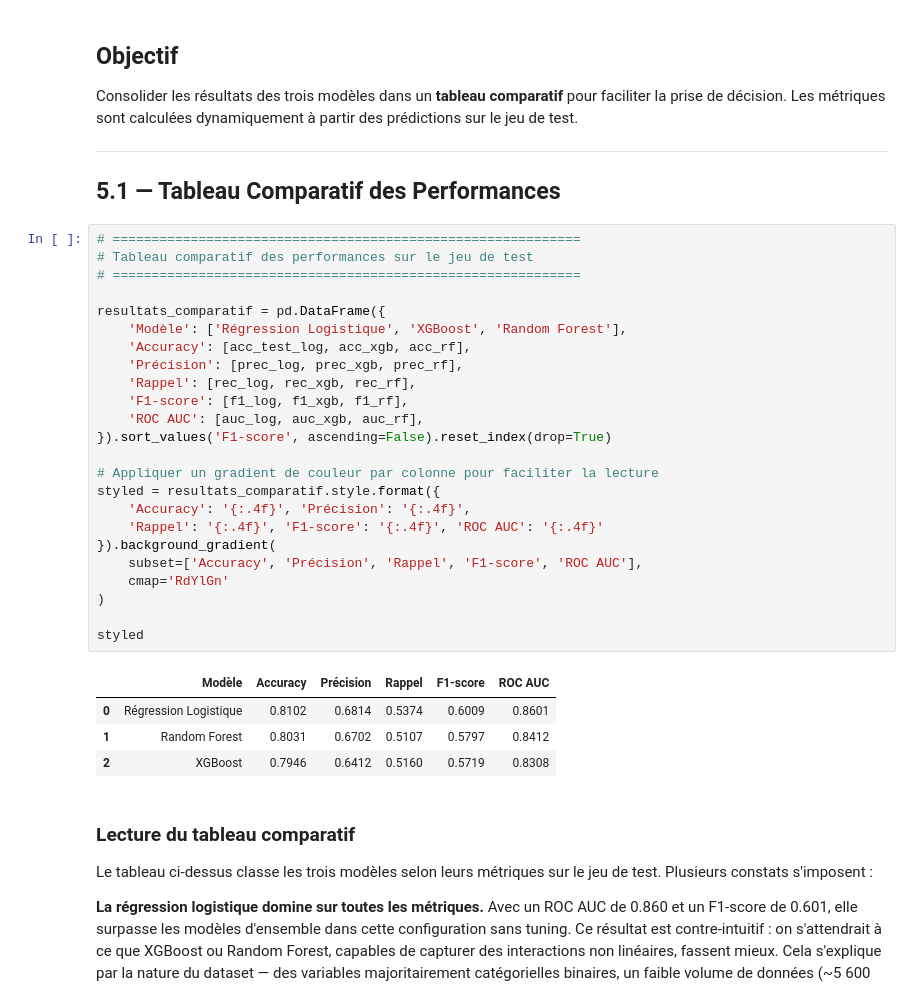
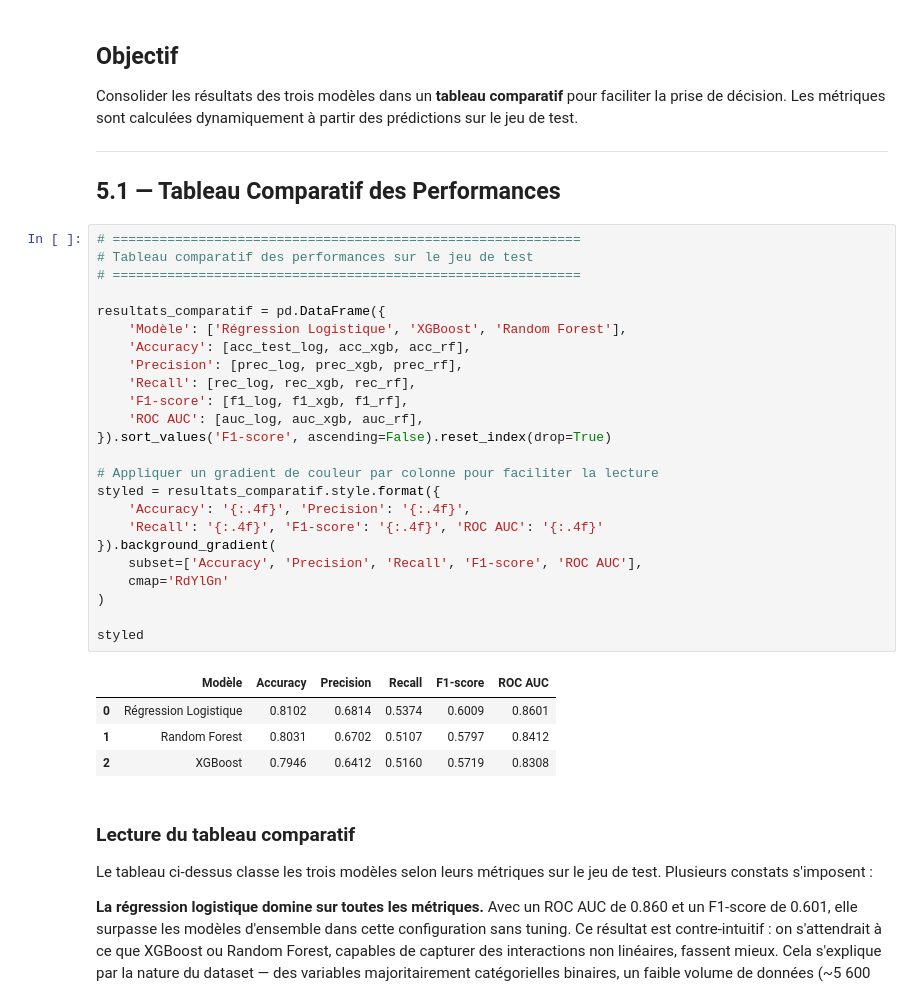
Before and after one commit to Dylan-Jbt/Scoring_de_churn_client, a Jupyter notebook: notebooks/02_modeles_scoring.ipynb, the cells around one changed output. Drawn from its saved outputs; the diff is of its cells as text.

```diff
--- a/notebooks/02_modeles_scoring.ipynb
+++ b/notebooks/02_modeles_scoring.ipynb
@@ -948,29 +950,29 @@ Consolider les résultats des trois modèles dans un **tableau comparatif** pour
 # %%
 # ============================================================
 # Tableau comparatif des performances sur le jeu de test
 # ============================================================
 
 resultats_comparatif = pd.DataFrame({
     'Modèle': ['Régression Logistique', 'XGBoost', 'Random Forest'],
     'Accuracy': [acc_test_log, acc_xgb, acc_rf],
-    'Précision': [prec_log, prec_xgb, prec_rf],
-    'Rappel': [rec_log, rec_xgb, rec_rf],
+    'Precision': [prec_log, prec_xgb, prec_rf],
+    'Recall': [rec_log, rec_xgb, rec_rf],
     'F1-score': [f1_log, f1_xgb, f1_rf],
     'ROC AUC': [auc_log, auc_xgb, auc_rf],
 }).sort_values('F1-score', ascending=False).reset_index(drop=True)
 
 # Appliquer un gradient de couleur par colonne pour faciliter la lecture
 styled = resultats_comparatif.style.format({
-    'Accuracy': '{:.4f}', 'Précision': '{:.4f}',
-    'Rappel': '{:.4f}', 'F1-score': '{:.4f}', 'ROC AUC': '{:.4f}'
+    'Accuracy': '{:.4f}', 'Precision': '{:.4f}',
+    'Recall': '{:.4f}', 'F1-score': '{:.4f}', 'ROC AUC': '{:.4f}'
 }).background_gradient(
-    subset=['Accuracy', 'Précision', 'Rappel', 'F1-score', 'ROC AUC'],
+    subset=['Accuracy', 'Precision', 'Recall', 'F1-score', 'ROC AUC'],
     cmap='RdYlGn'
 )
 
 styled
 # %% [output]
-|  | Modèle | Accuracy | Précision | Rappel | F1-score | ROC AUC |
+|  | Modèle | Accuracy | Precision | Recall | F1-score | ROC AUC |
 | 0 | Régression Logistique | 0.8102 | 0.6814 | 0.5374 | 0.6009 | 0.8601 |
 | 1 | Random Forest | 0.8031 | 0.6702 | 0.5107 | 0.5797 | 0.8412 |
 | 2 | XGBoost | 0.7946 | 0.6412 | 0.5160 | 0.5719 | 0.8308 |
```
Also changed, not shown: parts of 15 cells of this notebook, 5 other files.
